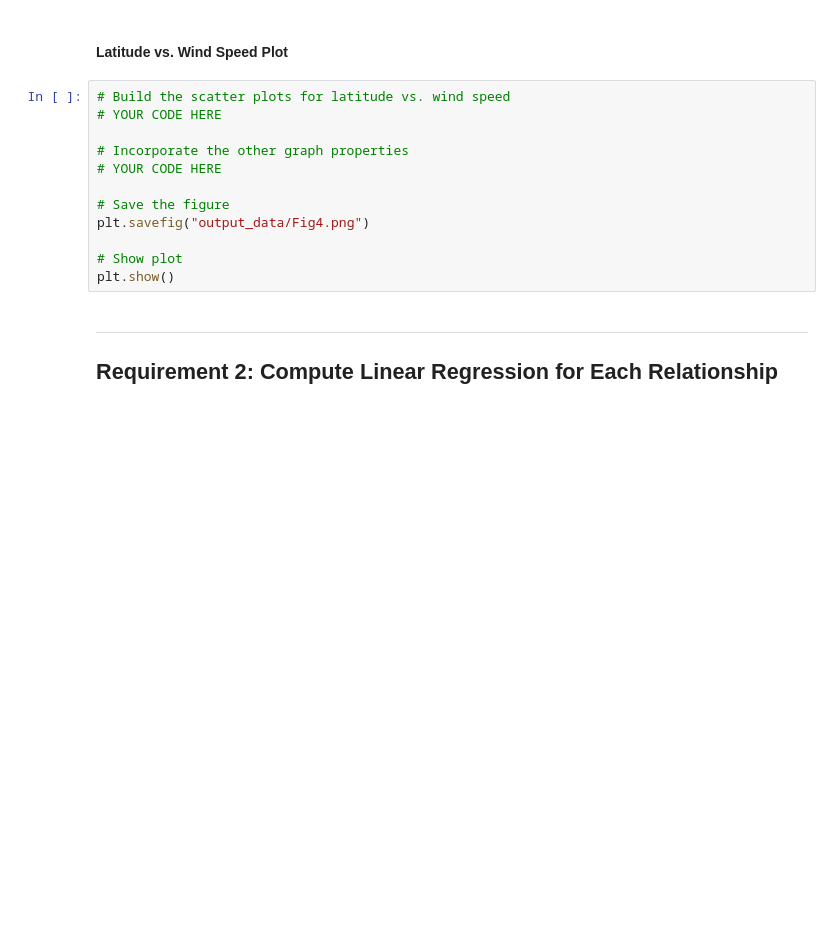
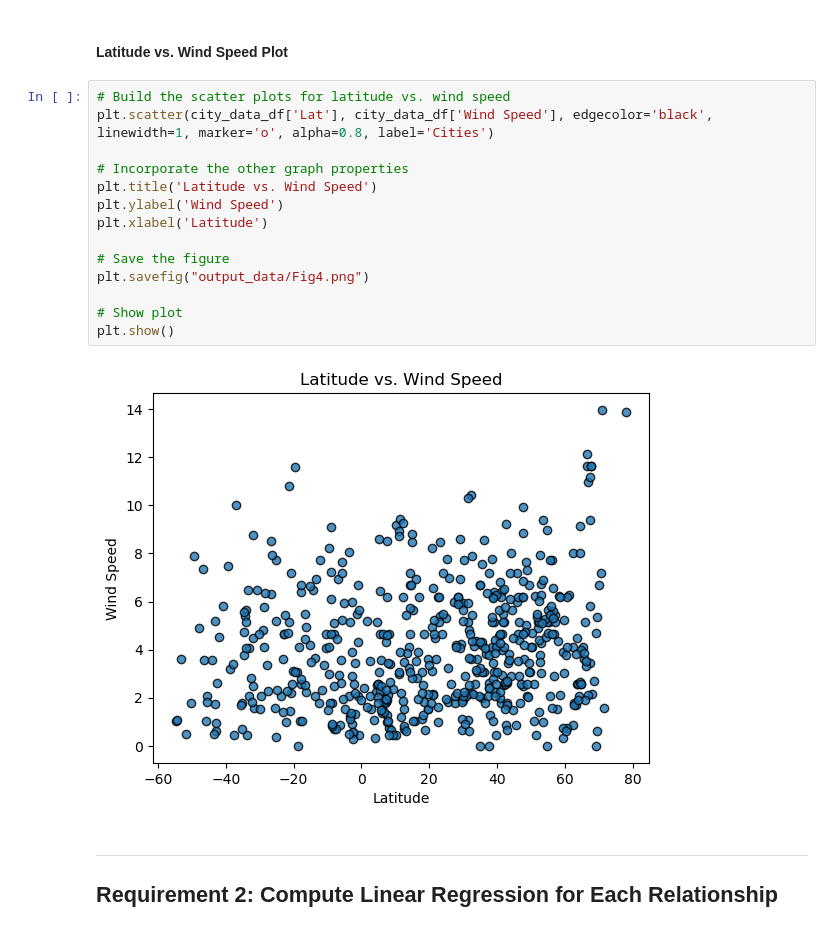
Before and after one commit to TylerWalje/python-api-challenge, a Jupyter notebook: WeatherPy/python_api_code/WeatherPy.ipynb, the cells around one changed output. Drawn from its saved outputs; the diff is of its cells as text; blank space fills up the shorter version.

```diff
--- a/WeatherPy/python_api_code/WeatherPy.ipynb
+++ b/WeatherPy/python_api_code/WeatherPy.ipynb
@@ -232,16 +250,20 @@ plt.show()
 #### Latitude vs. Wind Speed Plot
 # %%
 # Build the scatter plots for latitude vs. wind speed
-# YOUR CODE HERE
+plt.scatter(city_data_df['Lat'], city_data_df['Wind Speed'], edgecolor='black', linewidth=1, marker='o', alpha=0.8, label='Cities')
 
 # Incorporate the other graph properties
-# YOUR CODE HERE
+plt.title('Latitude vs. Wind Speed')
+plt.ylabel('Wind Speed')
+plt.xlabel('Latitude')
 
 # Save the figure
 plt.savefig("output_data/Fig4.png")
 
 # Show plot
 plt.show()
+# %% [output]
+[figure, added]
 # %% [markdown]
 ---
 
```
Also changed, not shown: parts of 6 cells of this notebook, 4 other files.
